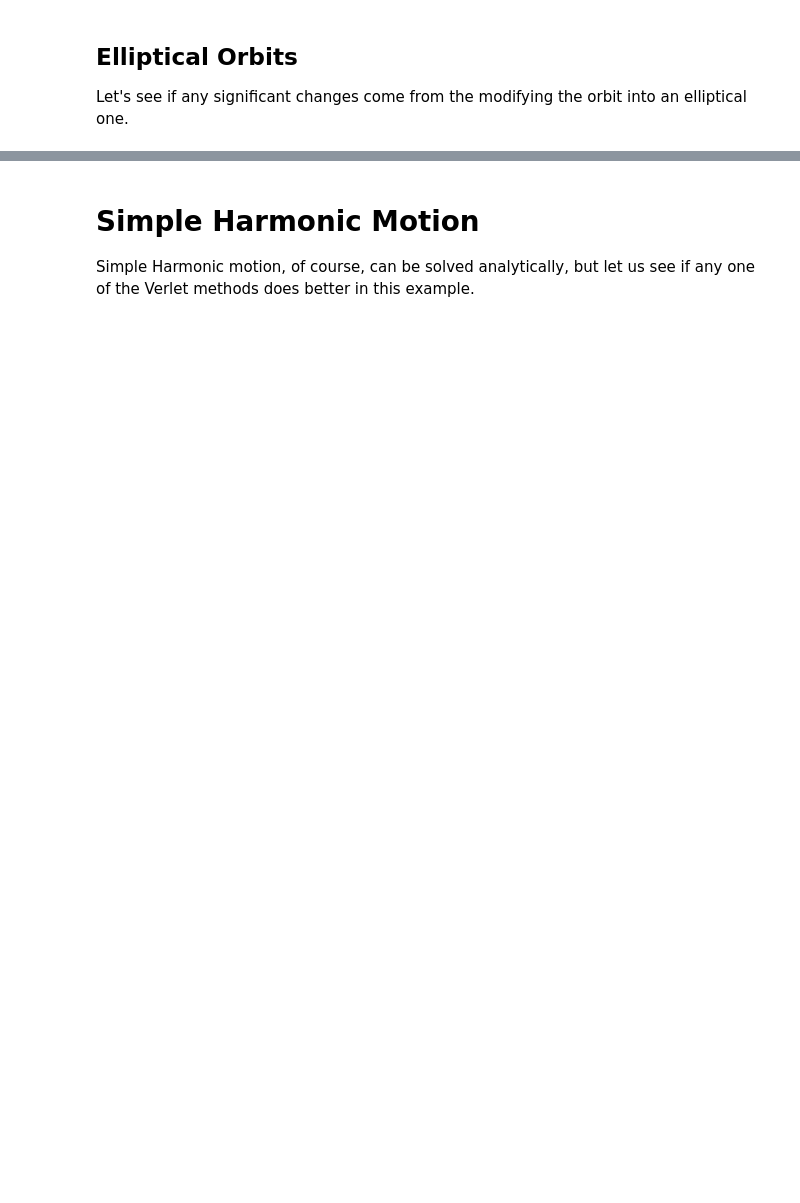
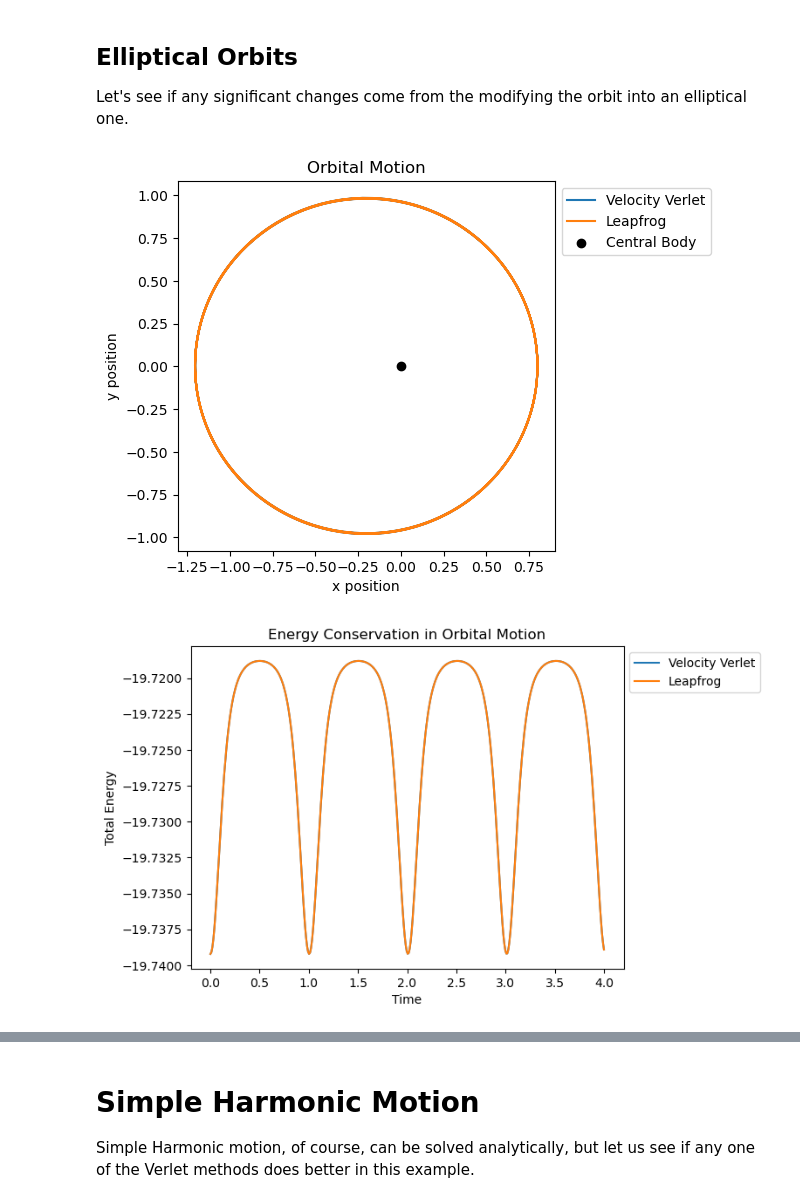
Before and after one commit to Phys3211/mainF25, a Jupyter notebook: Python/Computation/06_Lecture_Verlet_Method.ipynb, the cells around one changed output, grey strips where cells are left out. Cells and saved outputs as stored; diff of their text form; code cells hidden in the pictures; blank space fills up the shorter version.

```diff
--- a/Python/Computation/06_Lecture_Verlet_Method.ipynb
+++ b/Python/Computation/06_Lecture_Verlet_Method.ipynb
@@ -142,7 +146,7 @@ def gravitational_force(position):
     r = np.linalg.norm(position)
     return -GM * position / r**3
 
-methods = {'Euler':'euler','Verlet':'verlet', 'Velocity Verlet': 'velocity_verlet', 'Leapfrog': 'leapfrog'}
+methods = {'Velocity Verlet': 'velocity_verlet', 'Leapfrog': 'leapfrog'}
 results = {}
 
 time = np.linspace(0, nsteps * dt, nsteps)
@@ -165,30 +169,33 @@ for method_name, method in methods.items():
 plt.figure()
 for method_name, (x, y, _,_) in results.items():
     plt.plot(x, y, label=method_name)
 plt.scatter(0, 0, color='black', marker='o', label='Central Body')
 plt.xlabel('x position')
 plt.ylabel('y position')
 plt.title('Orbital Motion')
 plt.legend(bbox_to_anchor=(1.,1.),loc='upper left')
 plt.gca().set_aspect('equal')
 plt.show()
 
 # Plot Energy Conservation
 plt.figure()
 for method_name, (_, _, energy,_) in results.items():
     plt.plot(time, energy, label=method_name)
 plt.xlabel('Time')
 plt.ylabel('Total Energy')
 plt.title('Energy Conservation in Orbital Motion')
 plt.legend(bbox_to_anchor=(1.,1.),loc='upper left')
 
 plt.show()
 plt.figure()
 for method_name, (_, _, _,angmom) in results.items():
     plt.plot(time, angmom, label=method_name)
 plt.xlabel('Time')
 plt.ylabel('Angular momentum')
 plt.title('Angular Momentum Conservation in Orbital Motion')
 plt.legend(bbox_to_anchor=(1.,1.),loc='upper left')
 
 plt.show()
+# %% [output]
+[figure, added]
+[figure, added]
```
Also changed, not shown: parts of 4 cells of this notebook, 5 other files.
